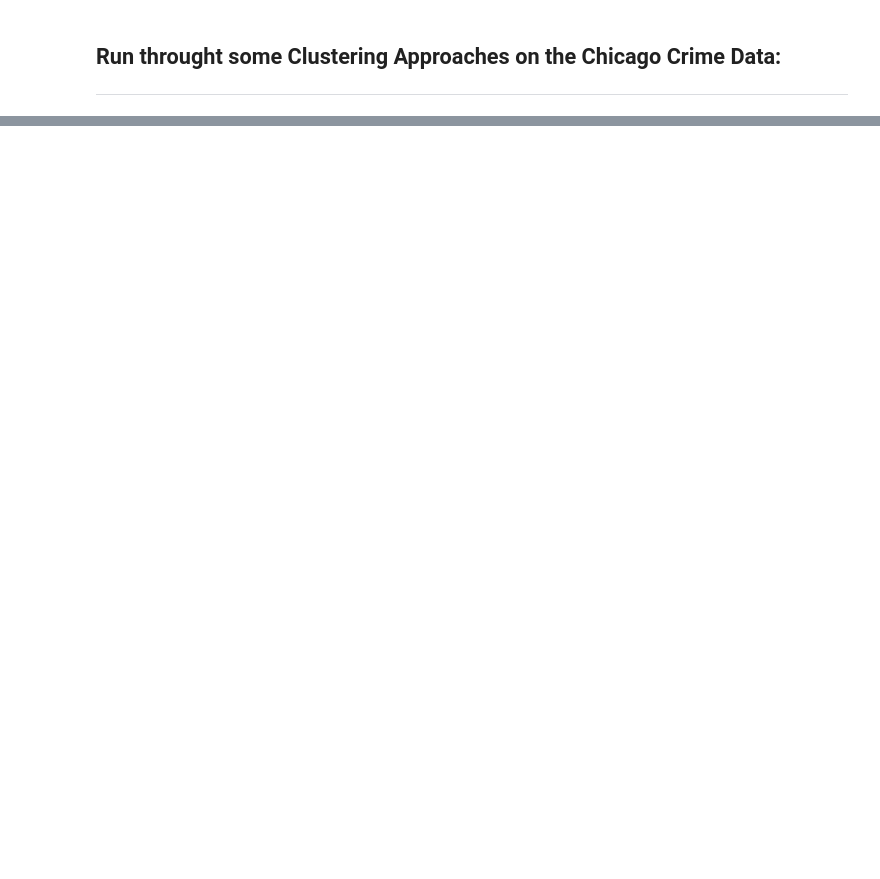
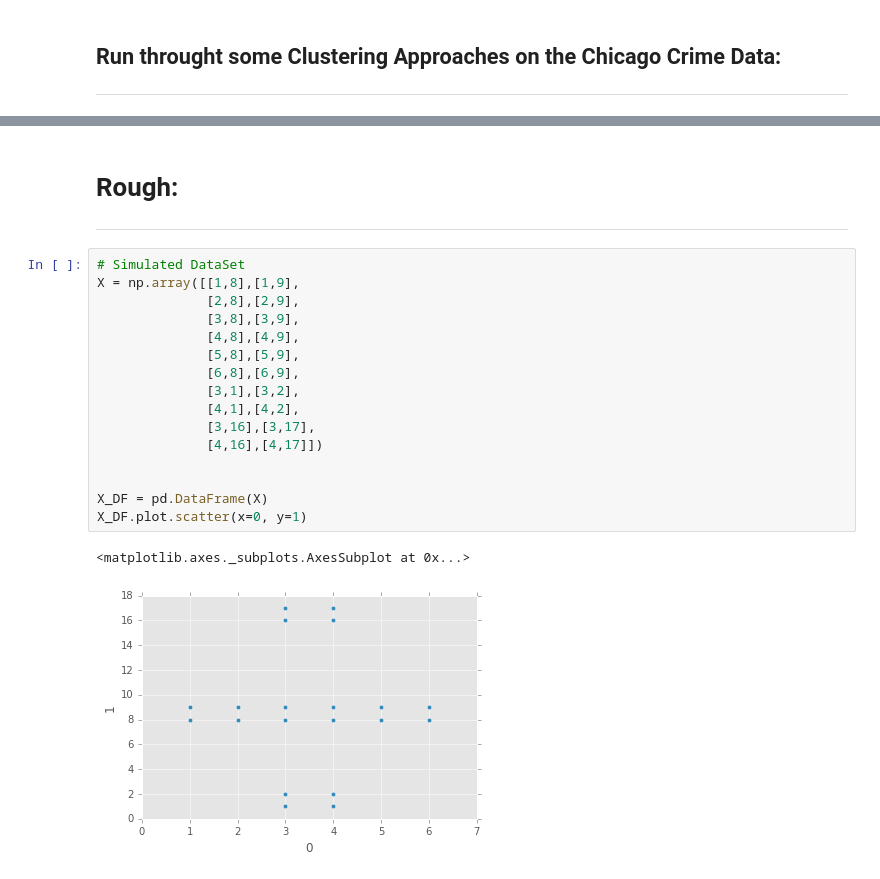
Before and after one commit to Sardhendu/Study, a Jupyter notebook: GeoSpatial-Analysis/Clustering-SpatialData.ipynb, the cells around one changed output, grey strips where cells are left out. Saved outputs shown, nothing was run; the diff lists cells and outputs as text; blank space fills up the shorter version.

```diff
--- a/GeoSpatial-Analysis/Clustering-SpatialData.ipynb
+++ b/GeoSpatial-Analysis/Clustering-SpatialData.ipynb
@@ -176,0 +523,22 @@ array([ 6, 15, 24])
+# %% [markdown]
+# Rough:
+--------------
+# %%
+# Simulated DataSet
+X = np.array([[1,8],[1,9],
+              [2,8],[2,9],
+              [3,8],[3,9],
+              [4,8],[4,9],
+              [5,8],[5,9],
+              [6,8],[6,9],
+              [3,1],[3,2],
+              [4,1],[4,2],
+              [3,16],[3,17],
+              [4,16],[4,17]])
+
+
+X_DF = pd.DataFrame(X)
+X_DF.plot.scatter(x=0, y=1)
+# %% [output]
+<matplotlib.axes._subplots.AxesSubplot at 0x...>
+[figure, added]
```
Also changed, not shown: parts of 22 cells of this notebook, 3 other files.
